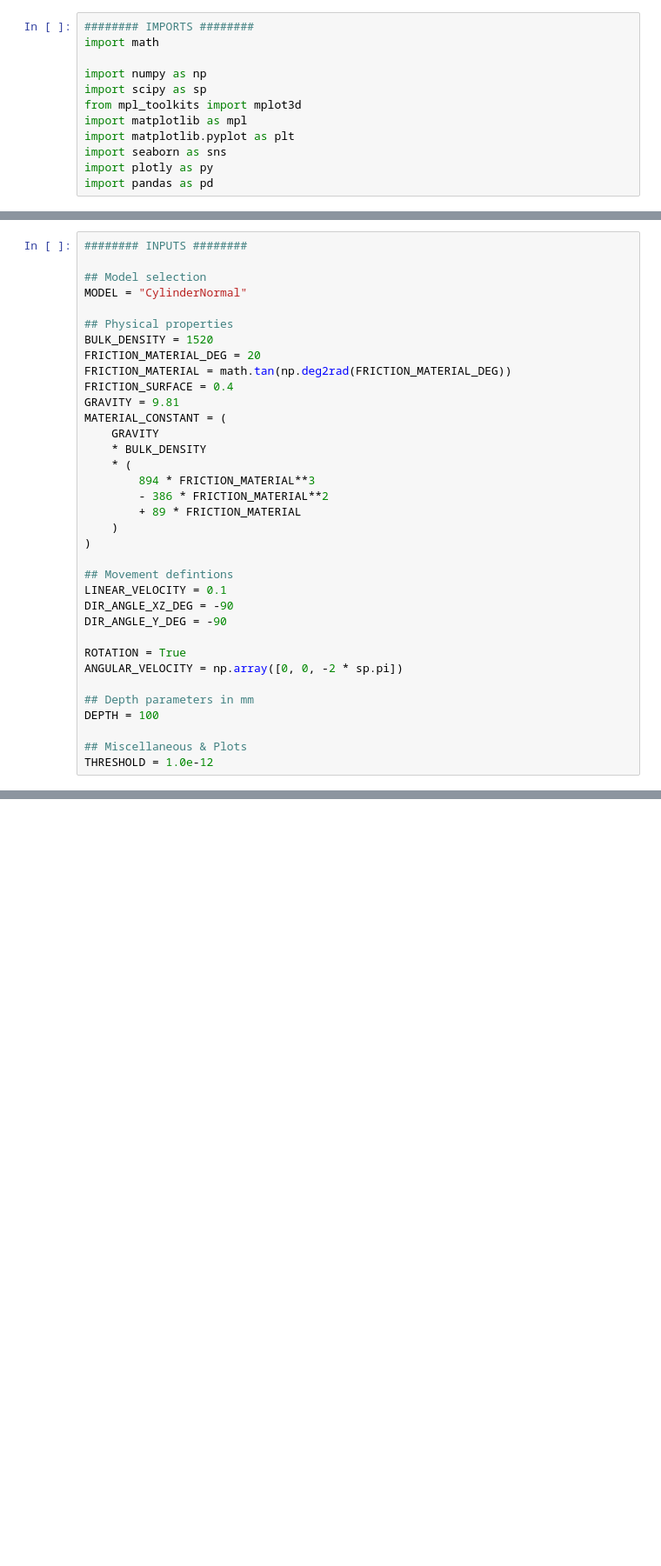
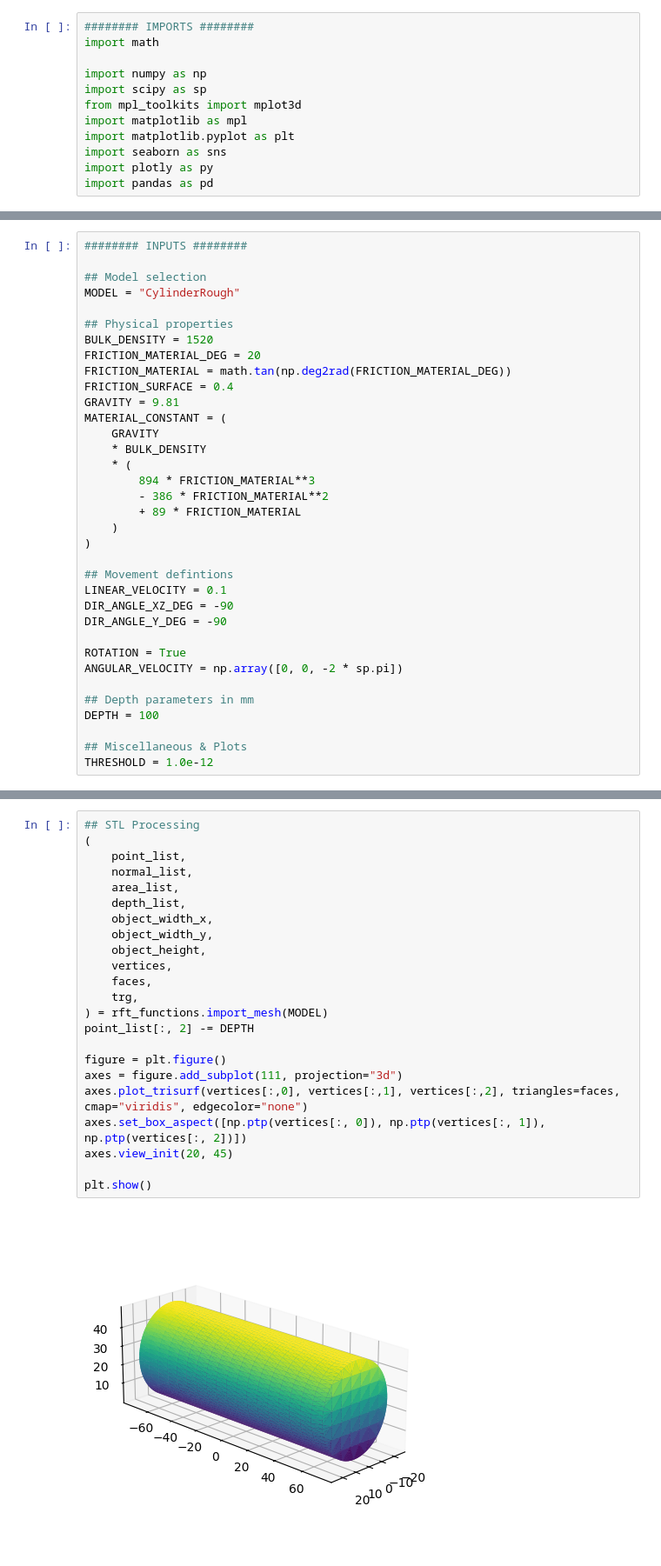
Before and after one commit to Hanneszz/3dRFT-py, a Jupyter notebook: rft_analysis.ipynb, the cells around one changed output, grey strips where cells are left out. Shown: that part at 87% size. Drawn from its saved outputs; the diff is of its cells as text; blank space fills up the shorter version.

Commit message:
view

```diff
--- a/rft_analysis.ipynb
+++ b/rft_analysis.ipynb
@@ -19,7 +20,7 @@ from src import rft_functions
 ######## INPUTS ########
 
 ## Model selection
-MODEL = "CylinderNormal"
+MODEL = "CylinderRough"
 
 ## Physical properties
 BULK_DENSITY = 1520
@@ -86,0 +54,25 @@ print(df.head())
+# %%
+## STL Processing
+(
+    point_list,
+    normal_list,
+    area_list,
+    depth_list,
+    object_width_x,
+    object_width_y,
+    object_height,
+    vertices,
+    faces,
+    trg,
+) = rft_functions.import_mesh(MODEL)
+point_list[:, 2] -= DEPTH
+
+figure = plt.figure()
+axes = figure.add_subplot(111, projection="3d")
+axes.plot_trisurf(vertices[:,0], vertices[:,1], vertices[:,2], triangles=faces, cmap="viridis", edgecolor="none")
+axes.set_box_aspect([np.ptp(vertices[:, 0]), np.ptp(vertices[:, 1]), np.ptp(vertices[:, 2])])
+axes.view_init(20, 45)
+
+plt.show()
+# %% [output]
+[figure, added]
```
Also changed, not shown: parts of 10 cells of this notebook, 2 other files.
